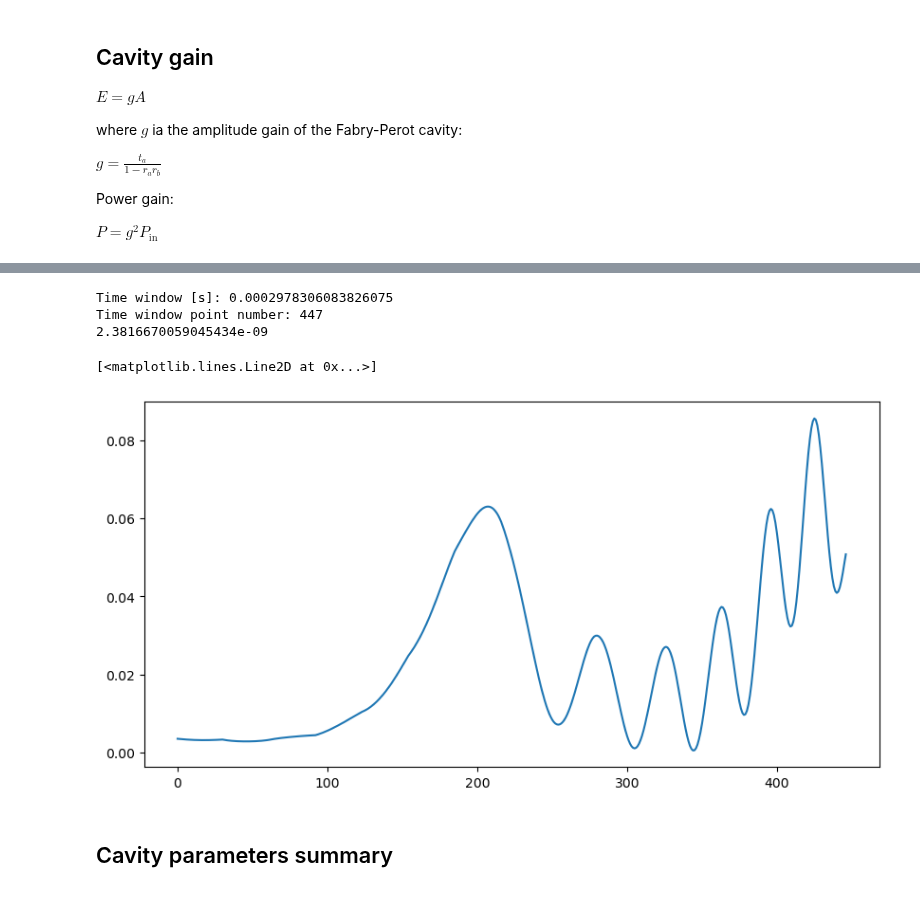
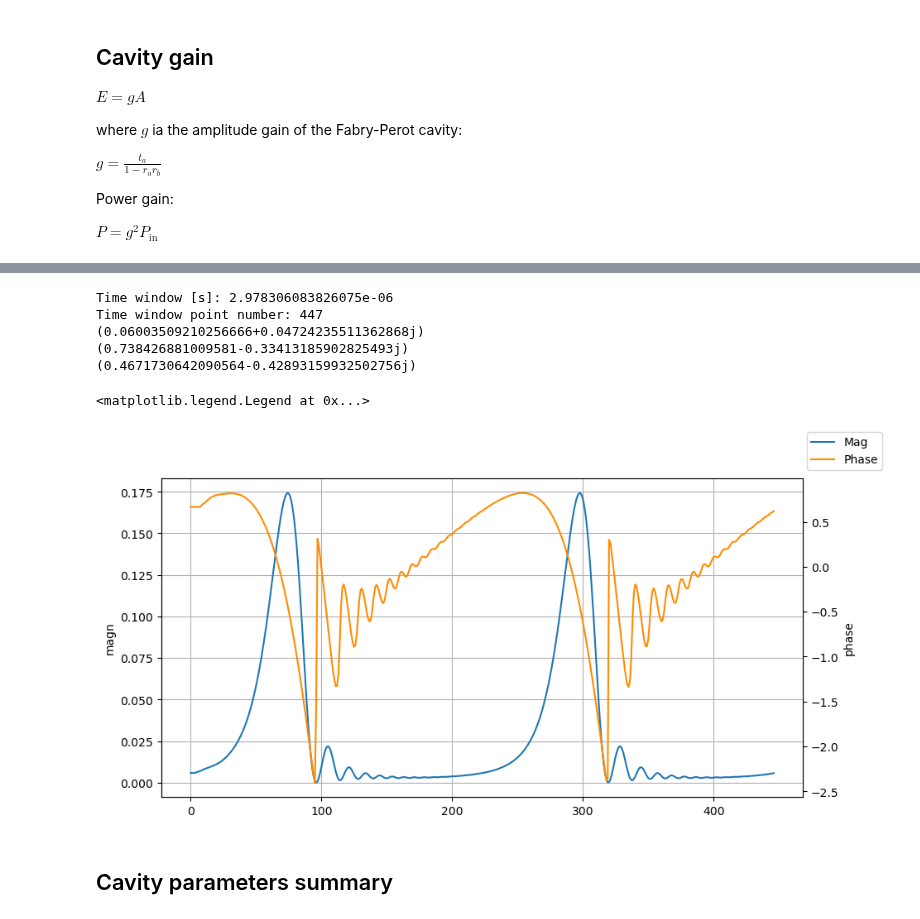
Before and after one commit to matib12/oreonspy, a Jupyter notebook: nb/FP cavity dynamics.ipynb, the cells around one changed output, grey strips where cells are left out. Saved outputs shown, nothing was run; the diff lists cells and outputs as text; code cells hidden in the pictures.

Commit message:
Patch to the oreonspy for the initialization conditions. Updated relative notebooks: Simulator commissioning and FP cavity dynamics.

```diff
--- a/nb/FP cavity dynamics.ipynb
+++ b/nb/FP cavity dynamics.ipynb
@@ -63,8 +63,10 @@ def time_window(v, cavity, number_of_FSR=2.):
     print("Time window point number: {0}".format(number_of_points))
     return number_of_points, np.linspace(0., t_stop, number_of_points)
 # %%
-TEst = op.Cavity(t_a = 0.1, r_a = 0.9, r_b = 0.9, L=3000., debug=False)
-TEst.simulation(k, 1500e3)
+TEst = op.Cavity(t_a = 0.1, r_a = 0.9, r_b = 0.9, L=3., debug=False)
+TEst.simulation(k, 150000e3)
+print(TEst.E_last)
+print(TEst.airy_phi)
 TEst.print_sim_params()
 #TEst.plot_sim_factors()
 # %% [output]
@@ -79,19 +84,40 @@ Number of 2T chains: 31
 # %%
-v = 10*v_cr(TEst)
+v = 1*v_cr(TEst)
 d_zeta = v*TEst.Theta
 points, tdata = time_window(v, TEst)
 s = np.zeros(points)
+ph = np.zeros(points)
 for i in range(points):
-    s[i] = np.abs(TEst.sim_step(d_zeta, E_in_curr=1.))**2
+    #d_zeta = 0.
+    x = TEst.sim_step(d_zeta, P_in_curr=1.)
+    s[i] = np.abs(x)**2
+    ph[i] = np.angle(x)
+#    print(TEst.E_last)
 
-print(d_zeta)
-plt.plot(s)
+#print(d_zeta)
+
+phi = TEst.airy_phi
+print(phi)
+print(TEst.Airy(phi=phi))
+print(TEst.E_adiabatic(1., phi=phi))
+
+fig = plt.figure()
+ax = fig.add_subplot(111)
+ax.plot(s, label="Mag")
+ax.grid()
+ax.set_ylabel("magn")
+ax2 = ax.twinx()
+ax2.plot(ph, label="Phase", c="darkorange")
+ax2.set_ylabel("phase")
+fig.legend()
 # %% [output]
-Time window [s]: 0.0002978306083826075
+Time window [s]: 2.978306083826075e-06
 Time window point number: 447
-2.3816670059045434e-09
+(0.06003509210256666+0.04724235511362868j)
+(0.738426881009581-0.33413185902825493j)
+(0.4671730642090564-0.42893159932502756j)
-[<matplotlib.lines.Line2D at 0x...>]
+<matplotlib.legend.Legend at 0x...>
-[figure, old version]
+[figure, new version]
 # %% [markdown]
 ## Cavity parameters summary
 # %% [markdown]
```
Also changed, not shown: parts of 1 cell of this notebook, 2 other files.
